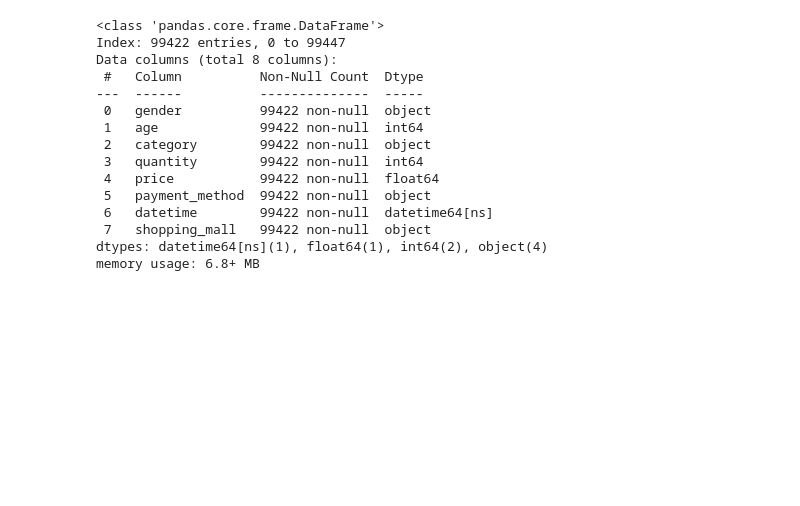
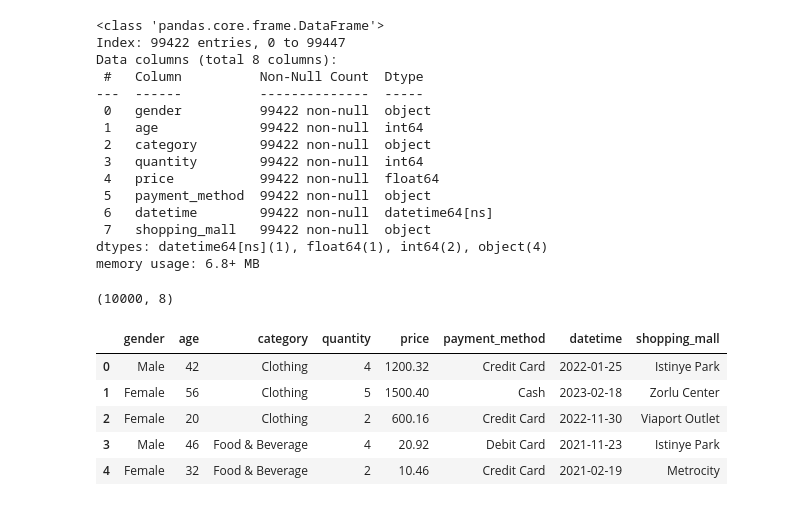
Before and after one commit to mrnnasir/project_shopping_mall, a Jupyter notebook: Dataset/Raw/shopping_mall_project.ipynb, the cells around one changed output. Saved outputs shown, nothing was run; the diff lists cells and outputs as text; code cells hidden in the pictures; blank space fills up the shorter version.

```diff
--- a/Dataset/Raw/shopping_mall_project.ipynb
+++ b/Dataset/Raw/shopping_mall_project.ipynb
@@ -188,4 +189,18 @@ Data columns (total 8 columns):
 dtypes: datetime64[ns](1), float64(1), int64(2), object(4)
 memory usage: 6.8+ MB
 # %%
-df.to_csv('/Users/raihannasir/Documents/DA_AI/project_shopping_mall/Dataset/Cleaned/shopping_data.csv', index=False)
+dfc = df.sample(n=10000, random_state=9)
+dfc.to_csv('/Users/raihannasir/Documents/DA_AI/project_shopping_mall/Dataset/Cleaned/shopping_data.csv', index=False)
+dfc.shape
+# %% [output]
+(10000, 8)
+# %%
+dfc = pd.read_csv('/Users/raihannasir/Documents/DA_AI/project_shopping_mall/Dataset/Cleaned/shopping_data.csv')
+dfc.head()
+# %% [output]
+|  | gender | age | category | quantity | price | payment_method | datetime | shopping_mall |
+| 0 | Male | 42 | Clothing | 4 | 1200.32 | Credit Card | 2022-01-25 | Istinye Park |
+| 1 | Female | 56 | Clothing | 5 | 1500.40 | Cash | 2023-02-18 | Zorlu Center |
+| 2 | Female | 20 | Clothing | 2 | 600.16 | Credit Card | 2022-11-30 | Viaport Outlet |
+| 3 | Male | 46 | Food & Beverage | 4 | 20.92 | Debit Card | 2021-11-23 | Istinye Park |
+| 4 | Female | 32 | Food & Beverage | 2 | 10.46 | Credit Card | 2021-02-19 | Metrocity |
```
Also changed, not shown: parts of 8 cells of this notebook, 1 other file.
